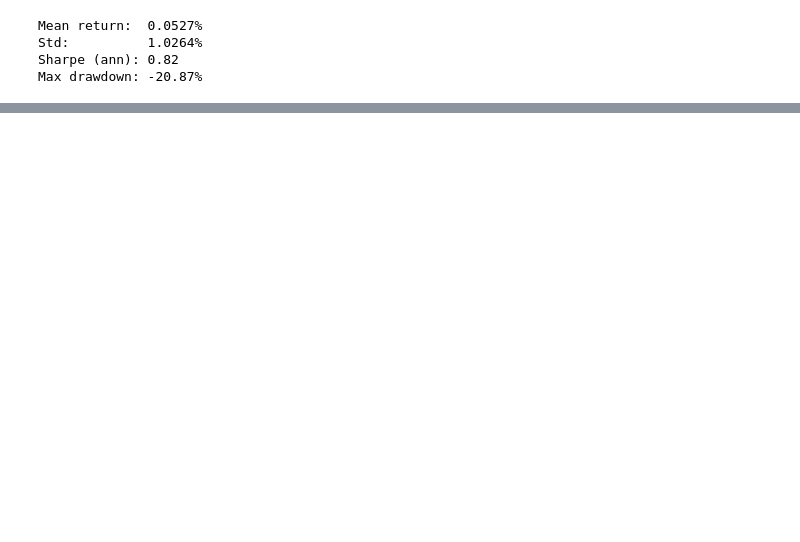
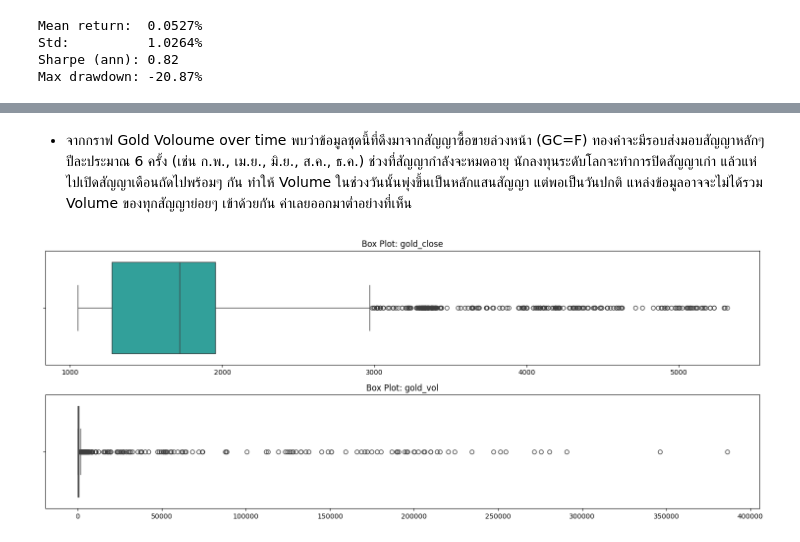
Before and after one commit to atiwit/CPE232-goldpriceforecast, a Jupyter notebook: notebooks/3_eda.ipynb, the cells around one changed output, grey strips where cells are left out. Drawn from its saved outputs; the diff is of its cells as text; code cells hidden in the pictures; blank space fills up the shorter version.

```diff
--- a/notebooks/3_eda.ipynb
+++ b/notebooks/3_eda.ipynb
@@ -385,0 +424,24 @@ Max drawdown: -20.87%
+# %% [markdown]
+* จากกราฟ Gold Voloume over time
+พบว่าข้อมูลชุดนี้ที่ดึงมาจากสัญญาซื้อขายล่วงหน้า (GC=F) ทองคำจะมีรอบส่งมอบสัญญาหลักๆ ปีละประมาณ 6 ครั้ง (เช่น ก.พ., เม.ย., มิ.ย., ส.ค., ธ.ค.) ช่วงที่สัญญากำลังจะหมดอายุ นักลงทุนระดับโลกจะทำการปิดสัญญาเก่า แล้วแห่ไปเปิดสัญญาเดือนถัดไปพร้อมๆ กัน ทำให้ Volume ในช่วงวันนั้นพุ่งขึ้นเป็นหลักแสนสัญญา แต่พอเป็นวันปกติ แหล่งข้อมูลอาจจะไม่ได้รวม Volume ของทุกสัญญาย่อยๆ เข้าด้วยกัน ค่าเลยออกมาต่ำอย่างที่เห็น
+# %%
+cols_to_plot = ['gold_close', 'gold_vol']
+
+n_cols = 1
+n_rows = 2
+
+fig, axes = plt.subplots(n_rows, n_cols, figsize=(15, 3 * n_rows))
+axes = axes.flatten()
+
+for i, col in enumerate(cols_to_plot):
+    sns.boxplot(x=df[col].dropna(), ax=axes[i], color='lightseagreen')
+    axes[i].set_title(f'Box Plot: {col}', fontsize=12)
+    axes[i].set_xlabel('')
+
+for j in range(len(cols_to_plot), len(axes)):
+    fig.delaxes(axes[j])
+
+plt.tight_layout()
+plt.show()
+# %% [output]
+[figure, added]
```
Also changed, not shown: parts of 31 cells of this notebook.
